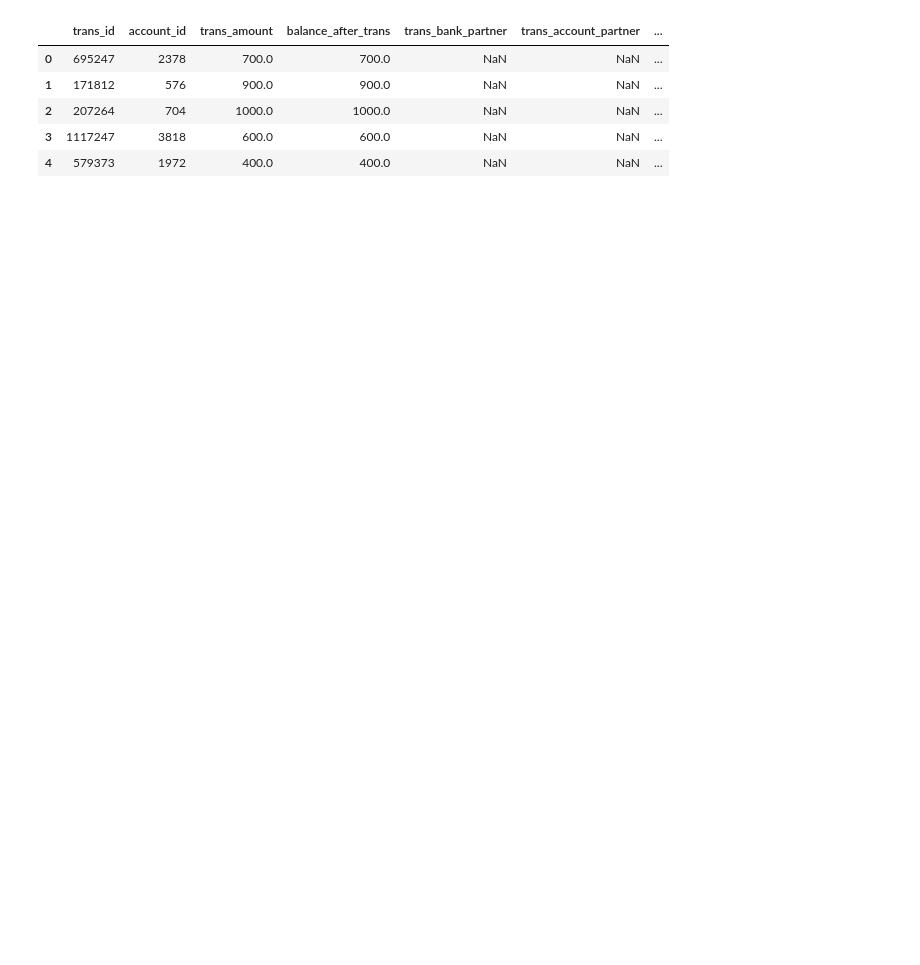
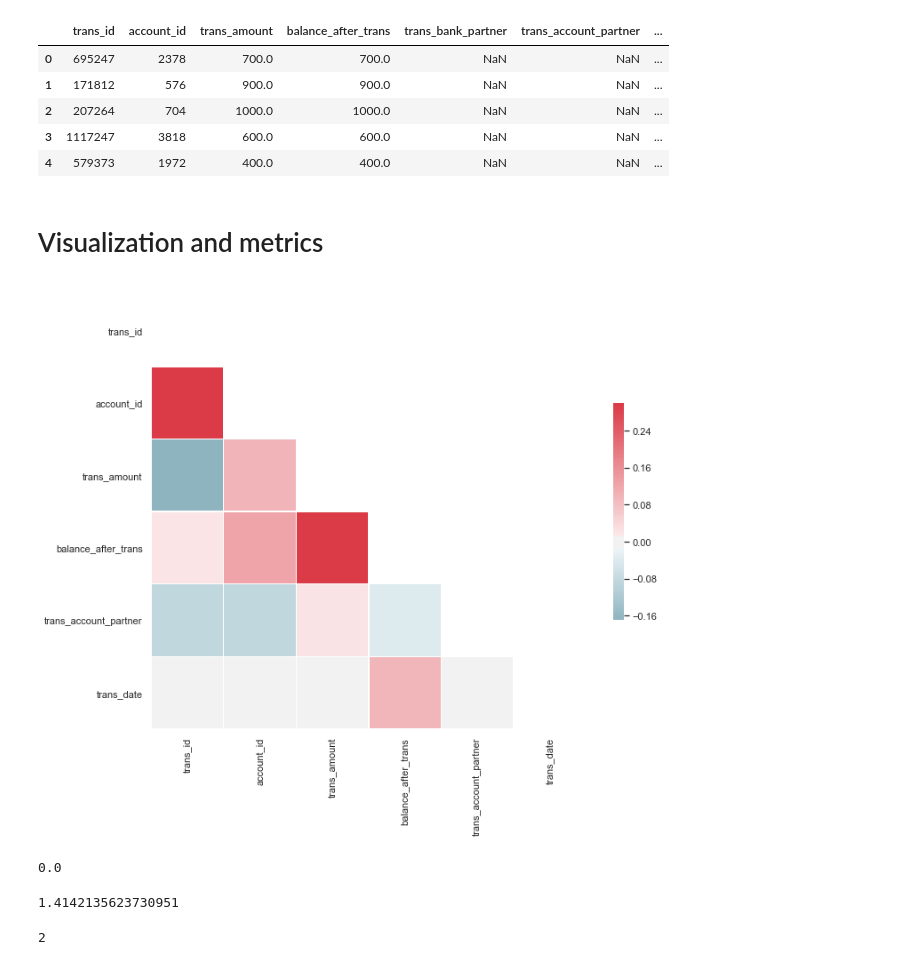
Before and after one commit to Baukebrenninkmeijer/On-the-Generation-and-Evaluation-of-Synthetic-Tabular-Data-using-GANs, a Jupyter notebook: Czech_bank_playaround.ipynb, the cells around one changed output. Cells and saved outputs as stored; diff of their text form; code cells hidden in the pictures; blank space fills up the shorter version.

Commit message:
add notebooks and visualisation and metrics library

```diff
--- a/Czech_bank_playaround.ipynb
+++ b/Czech_bank_playaround.ipynb
@@ -17,3 +22,21 @@ procs = [FillMissing, Categorify, Normalize]
 valid_idx = range(int(len(df)*0.8), len(df))
 # %%
 data = TabularDataBunch.from_df(path, df, dep_var, valid_idx=valid_idx, procs=procs, cat_names=cat_names)
+# %% [markdown]
+# Visualization and metrics
+# %%
+corr = var_cor(df)
+# %% [output]
+[figure, added]
+# %%
+matrix_distance_euclidian(corr.values, corr.values)
+# %% [output]
+0.0
+# %%
+matrix_distance_euclidian(np.array([2, 1]), np.array([1, 2]))
+# %% [output]
+1.4142135623730951
+# %%
+matrix_distance_abs(np.array([2, 1]), np.array([1, 2]))
+# %% [output]
+2
```
Also changed, not shown: parts of 4 cells of this notebook, 3 other files.
